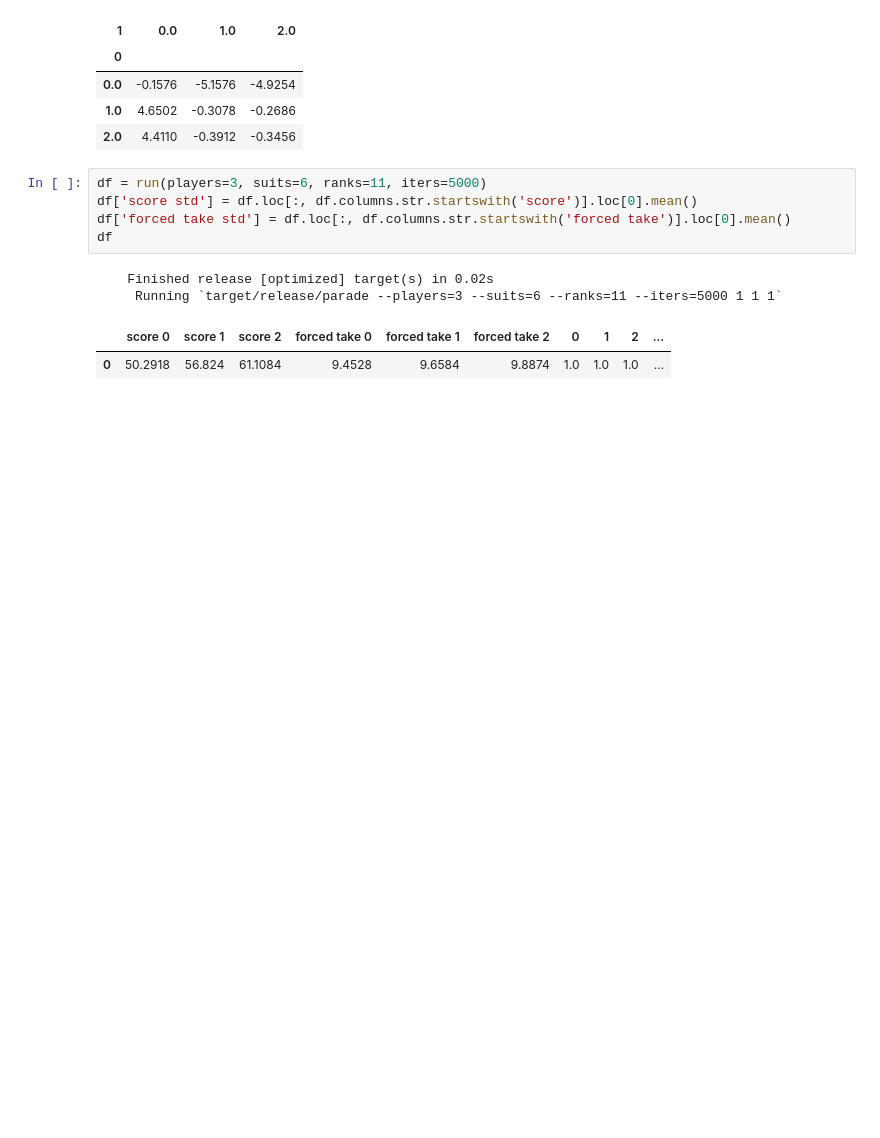
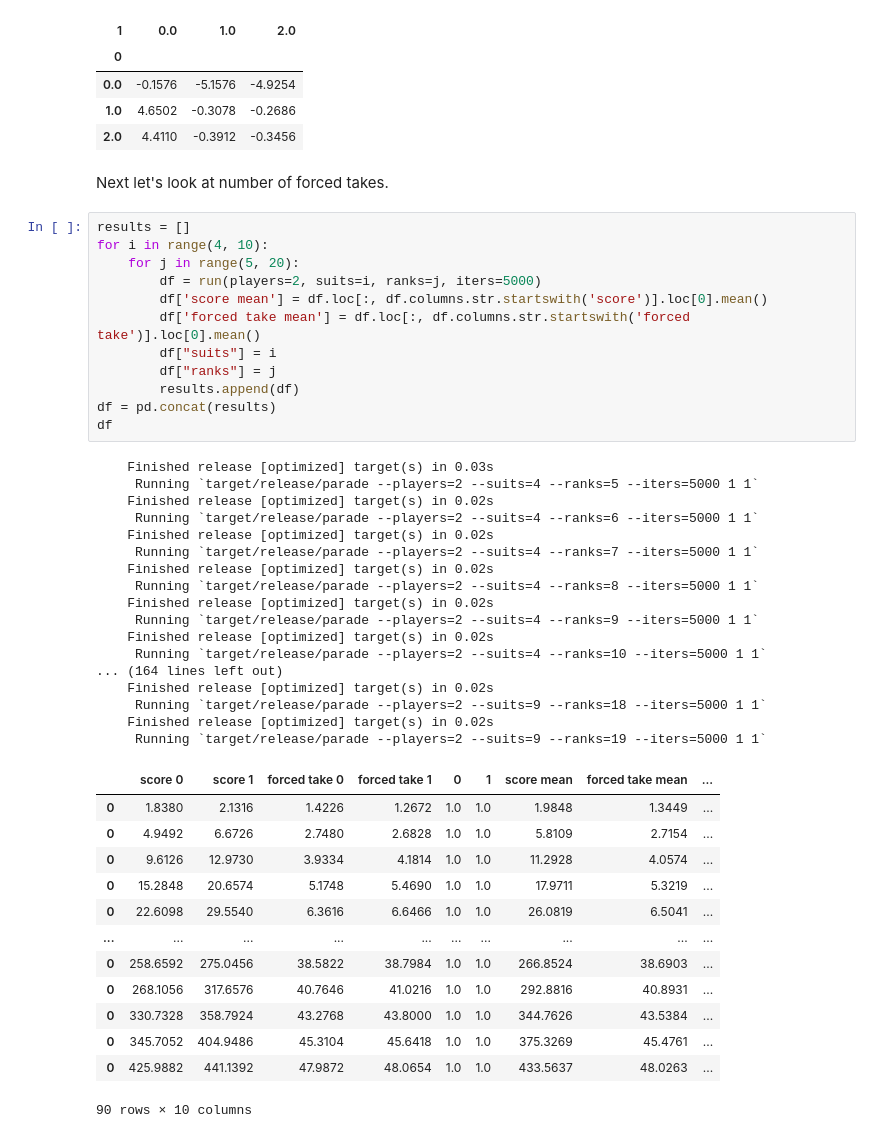
Before and after one commit to 0b01/boardgames, a Jupyter notebook: parade/analysis.ipynb, the cells around one changed output. Drawn from its saved outputs; the diff is of its cells as text; blank space fills up the shorter version.

```diff
--- a/parade/analysis.ipynb
+++ b/parade/analysis.ipynb
@@ -81,13 +81,48 @@ df.pivot_table(index="0", columns="1", values='forcedtakediff', fill_value=0)
 | 0.0 | -0.1576 | -5.1576 | -4.9254 |
 | 1.0 | 4.6502 | -0.3078 | -0.2686 |
 | 2.0 | 4.4110 | -0.3912 | -0.3456 |
+# %% [markdown]
+Next let's look at number of forced takes.
 # %%
-df = run(players=3, suits=6, ranks=11, iters=5000)
-df['score std'] = df.loc[:, df.columns.str.startswith('score')].loc[0].mean()
-df['forced take std'] = df.loc[:, df.columns.str.startswith('forced take')].loc[0].mean()
+results = []
+for i in range(4, 10):
+    for j in range(5, 20):
+        df = run(players=2, suits=i, ranks=j, iters=5000)
+        df['score mean'] = df.loc[:, df.columns.str.startswith('score')].loc[0].mean()
+        df['forced take mean'] = df.loc[:, df.columns.str.startswith('forced take')].loc[0].mean()
+        df["suits"] = i
+        df["ranks"] = j
+        results.append(df)
+df = pd.concat(results)
 df
 # %% [output]
+    Finished release [optimized] target(s) in 0.03s
+     Running `target/release/parade --players=2 --suits=4 --ranks=5 --iters=5000 1 1`
     Finished release [optimized] target(s) in 0.02s
-     Running `target/release/parade --players=3 --suits=6 --ranks=11 --iters=5000 1 1 1`
+     Running `target/release/parade --players=2 --suits=4 --ranks=6 --iters=5000 1 1`
+    Finished release [optimized] target(s) in 0.02s
+     Running `target/release/parade --players=2 --suits=4 --ranks=7 --iters=5000 1 1`
+    Finished release [optimized] target(s) in 0.02s
+     Running `target/release/parade --players=2 --suits=4 --ranks=8 --iters=5000 1 1`
+    Finished release [optimized] target(s) in 0.02s
+     Running `target/release/parade --players=2 --suits=4 --ranks=9 --iters=5000 1 1`
+    Finished release [optimized] target(s) in 0.02s
+     Running `target/release/parade --players=2 --suits=4 --ranks=10 --iters=5000 1 1`
+... (164 lines left out)
+    Finished release [optimized] target(s) in 0.02s
+     Running `target/release/parade --players=2 --suits=9 --ranks=18 --iters=5000 1 1`
+    Finished release [optimized] target(s) in 0.02s
+     Running `target/release/parade --players=2 --suits=9 --ranks=19 --iters=5000 1 1`
-|  | score 0 | score 1 | score 2 | forced take 0 | forced take 1 | forced take 2 | 0 | 1 | 2 | ... |
-| 0 | 50.2918 | 56.824 | 61.1084 | 9.4528 | 9.6584 | 9.8874 | 1.0 | 1.0 | 1.0 | ... |
+|  | score 0 | score 1 | forced take 0 | forced take 1 | 0 | 1 | score mean | forced take mean | ... |
+| 0 | 1.8380 | 2.1316 | 1.4226 | 1.2672 | 1.0 | 1.0 | 1.9848 | 1.3449 | ... |
+| 0 | 4.9492 | 6.6726 | 2.7480 | 2.6828 | 1.0 | 1.0 | 5.8109 | 2.7154 | ... |
+| 0 | 9.6126 | 12.9730 | 3.9334 | 4.1814 | 1.0 | 1.0 | 11.2928 | 4.0574 | ... |
+| 0 | 15.2848 | 20.6574 | 5.1748 | 5.4690 | 1.0 | 1.0 | 17.9711 | 5.3219 | ... |
+| 0 | 22.6098 | 29.5540 | 6.3616 | 6.6466 | 1.0 | 1.0 | 26.0819 | 6.5041 | ... |
+| ... | ... | ... | ... | ... | ... | ... | ... | ... | ... |
+| 0 | 258.6592 | 275.0456 | 38.5822 | 38.7984 | 1.0 | 1.0 | 266.8524 | 38.6903 | ... |
+| 0 | 268.1056 | 317.6576 | 40.7646 | 41.0216 | 1.0 | 1.0 | 292.8816 | 40.8931 | ... |
+| 0 | 330.7328 | 358.7924 | 43.2768 | 43.8000 | 1.0 | 1.0 | 344.7626 | 43.5384 | ... |
+| 0 | 345.7052 | 404.9486 | 45.3104 | 45.6418 | 1.0 | 1.0 | 375.3269 | 45.4761 | ... |
+| 0 | 425.9882 | 441.1392 | 47.9872 | 48.0654 | 1.0 | 1.0 | 433.5637 | 48.0263 | ... |
+90 rows × 10 columns
```
Also changed, not shown: parts of 4 cells of this notebook, 2 other files.
